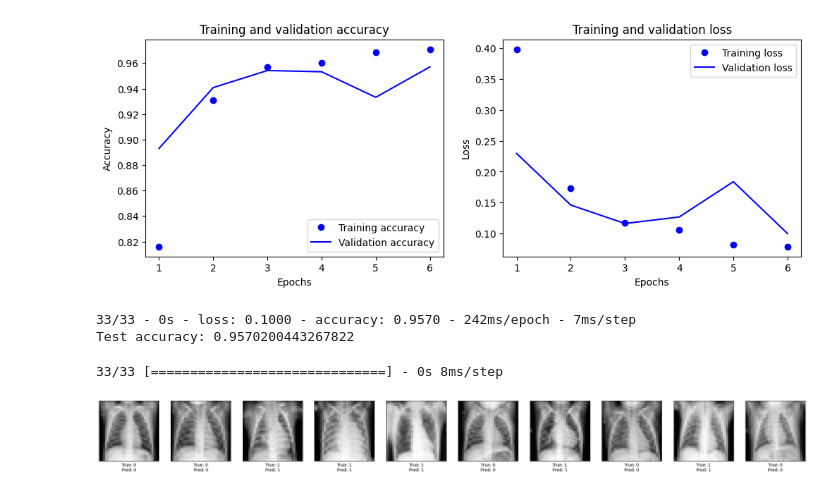
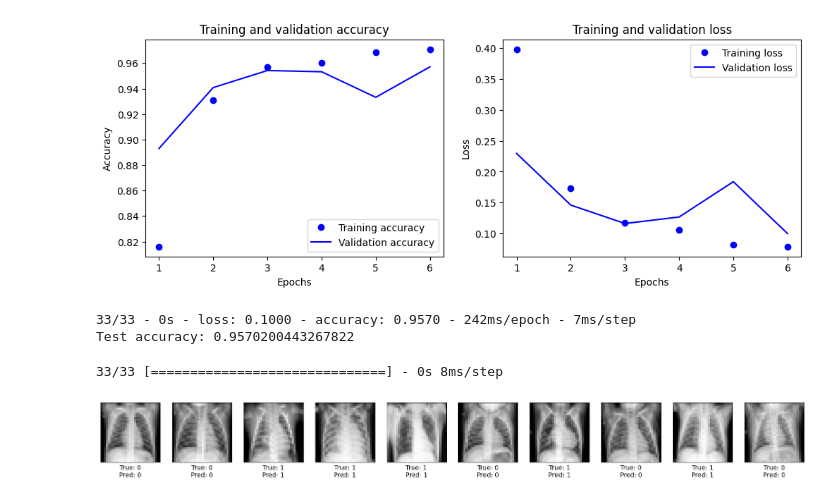
Before and after one commit to unclepete-20/PneumoCareML, a Jupyter notebook: PneumoCareML.ipynb, the cells around one changed output. Saved outputs shown, nothing was run; the diff lists cells and outputs as text; code cells hidden in the pictures.

```diff
--- a/PneumoCareML.ipynb
+++ b/PneumoCareML.ipynb
@@ -215,18 +215,18 @@ predicted_labels = np.argmax(predictions, axis=1)
 # %%
 # This function plots the results graphically
 def display_predictions(images, true_labels, predicted_labels, num_images=10):
-    plt.figure(figsize=(num_images * 3, 3))
+    plt.figure(figsize=(num_images * 2, 3))
 
     for i in range(num_images):
         plt.subplot(1, num_images, i + 1)
         plt.imshow(images[i], cmap='gray')
         plt.xticks([])
         plt.yticks([])
         plt.xlabel(f'True: {true_labels[i]}\nPred: {predicted_labels[i]}')
 
     plt.show()
 
 # We present the results by plotting them
 display_predictions(X_test, y_test, predicted_labels)
 # %% [output]
-[figure, old version]
+[figure, new version]
```
